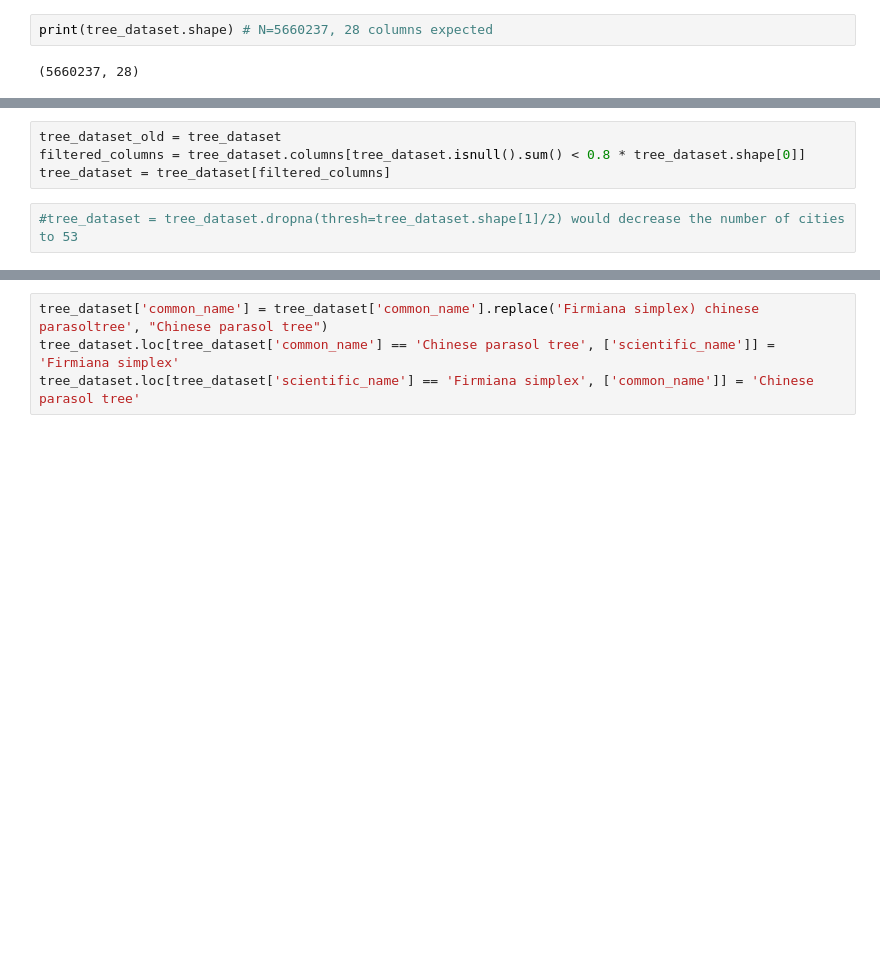
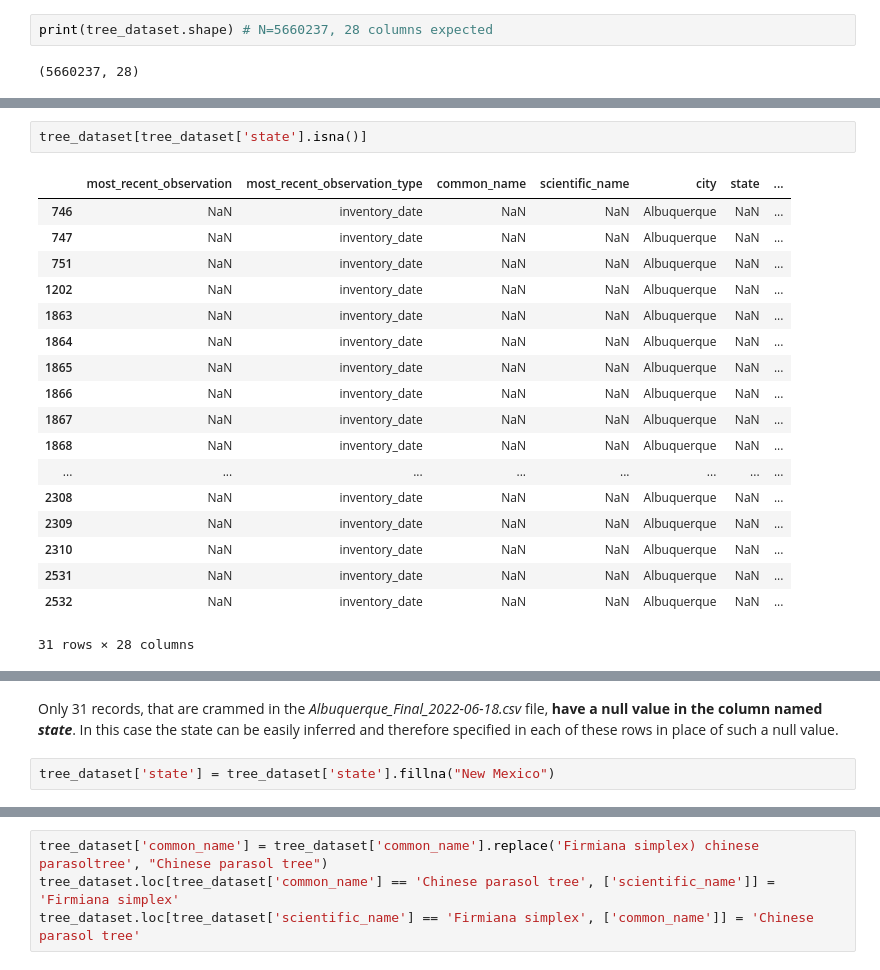
Before and after one commit to VittorioBartolomeoSecondin/DVIS-CAValli_Team, a Jupyter notebook: Assignment1 - Preprocessing.ipynb, the cells around one changed output, grey strips where cells are left out. Cells and saved outputs as stored; diff of their text form; blank space fills up the shorter version.

```diff
--- a/Assignment1 - Preprocessing.ipynb
+++ b/Assignment1 - Preprocessing.ipynb
@@ -94,9 +79,24 @@ overhead_utility                    5017235
 diameter_breast_height_CM           2785979
 percent_population                  5660237
 dtype: int64
-# %%
-tree_dataset_old = tree_dataset
-filtered_columns = tree_dataset.columns[tree_dataset.isnull().sum() < 0.8 * tree_dataset.shape[0]]
-tree_dataset = tree_dataset[filtered_columns]
-# %%
-#tree_dataset = tree_dataset.dropna(thresh=tree_dataset.shape[1]/2) would decrease the number of cities to 53
+# %%
+tree_dataset[tree_dataset['state'].isna()]
+# %% [output]
+|  | most_recent_observation | most_recent_observation_type | common_name | scientific_name | city | state | ... |
+| 746 | NaN | inventory_date | NaN | NaN | Albuquerque | NaN | ... |
+| 747 | NaN | inventory_date | NaN | NaN | Albuquerque | NaN | ... |
+| 751 | NaN | inventory_date | NaN | NaN | Albuquerque | NaN | ... |
+| 1202 | NaN | inventory_date | NaN | NaN | Albuquerque | NaN | ... |
+| 1863 | NaN | inventory_date | NaN | NaN | Albuquerque | NaN | ... |
+| 1864 | NaN | inventory_date | NaN | NaN | Albuquerque | NaN | ... |
+| 1865 | NaN | inventory_date | NaN | NaN | Albuquerque | NaN | ... |
+| 1866 | NaN | inventory_date | NaN | NaN | Albuquerque | NaN | ... |
+| 1867 | NaN | inventory_date | NaN | NaN | Albuquerque | NaN | ... |
+| 1868 | NaN | inventory_date | NaN | NaN | Albuquerque | NaN | ... |
+| ... | ... | ... | ... | ... | ... | ... | ... |
+| 2308 | NaN | inventory_date | NaN | NaN | Albuquerque | NaN | ... |
+| 2309 | NaN | inventory_date | NaN | NaN | Albuquerque | NaN | ... |
+| 2310 | NaN | inventory_date | NaN | NaN | Albuquerque | NaN | ... |
+| 2531 | NaN | inventory_date | NaN | NaN | Albuquerque | NaN | ... |
+| 2532 | NaN | inventory_date | NaN | NaN | Albuquerque | NaN | ... |
+31 rows × 28 columns
@@ -103,3 +104,7 @@ tree_dataset = tree_dataset[filtered_columns]
+# %% [markdown]
+Only 31 records, that are crammed in the *Albuquerque_Final_2022-06-18.csv* file, **have a null value in the column named *state***. In this case the state can be easily inferred and therefore specified in each of these rows in place of such a null value.
+# %%
+tree_dataset['state'] = tree_dataset['state'].fillna("New Mexico")
 # %%
 tree_dataset.isnull().sum()
 # %% [output]
```
Also changed, not shown: parts of 45 cells of this notebook.
